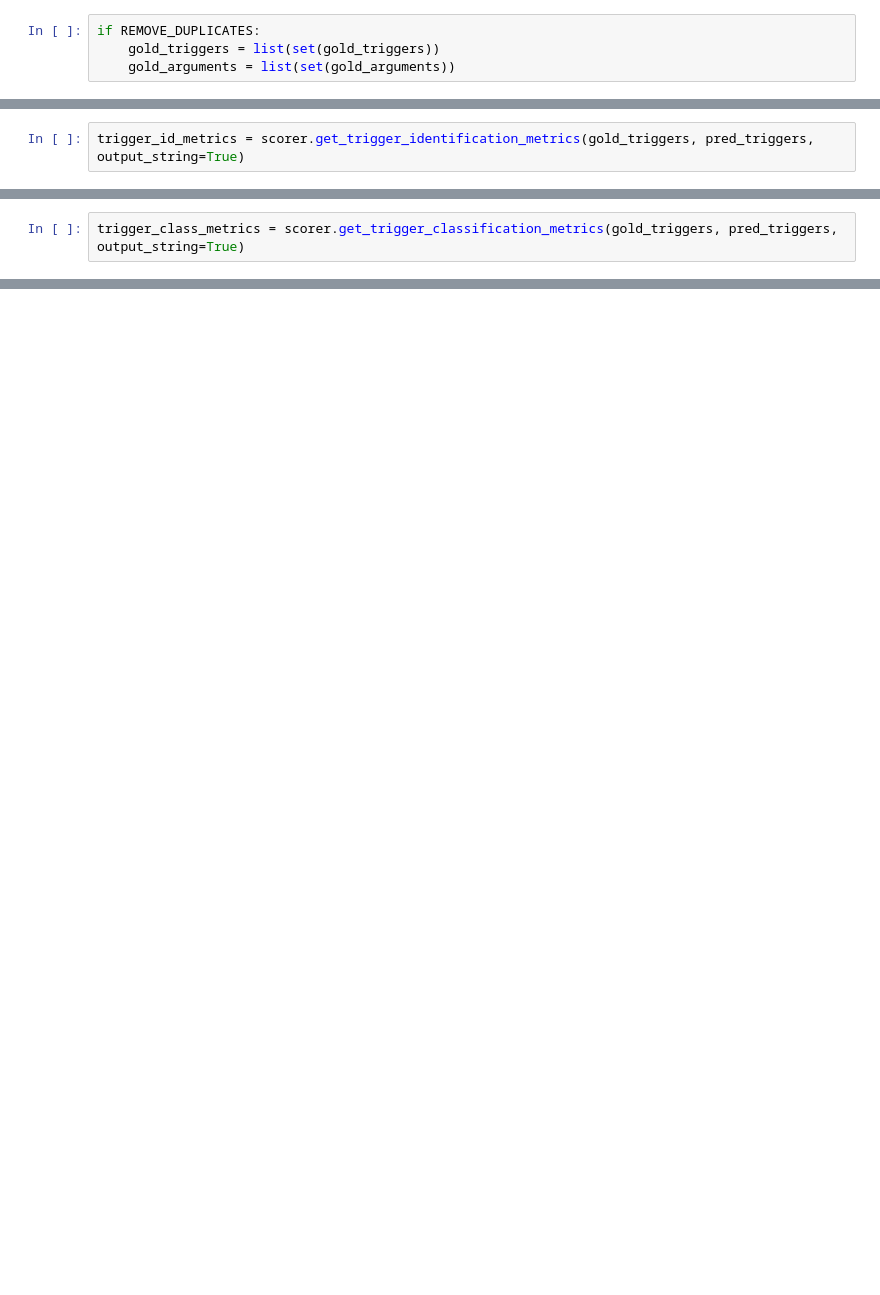
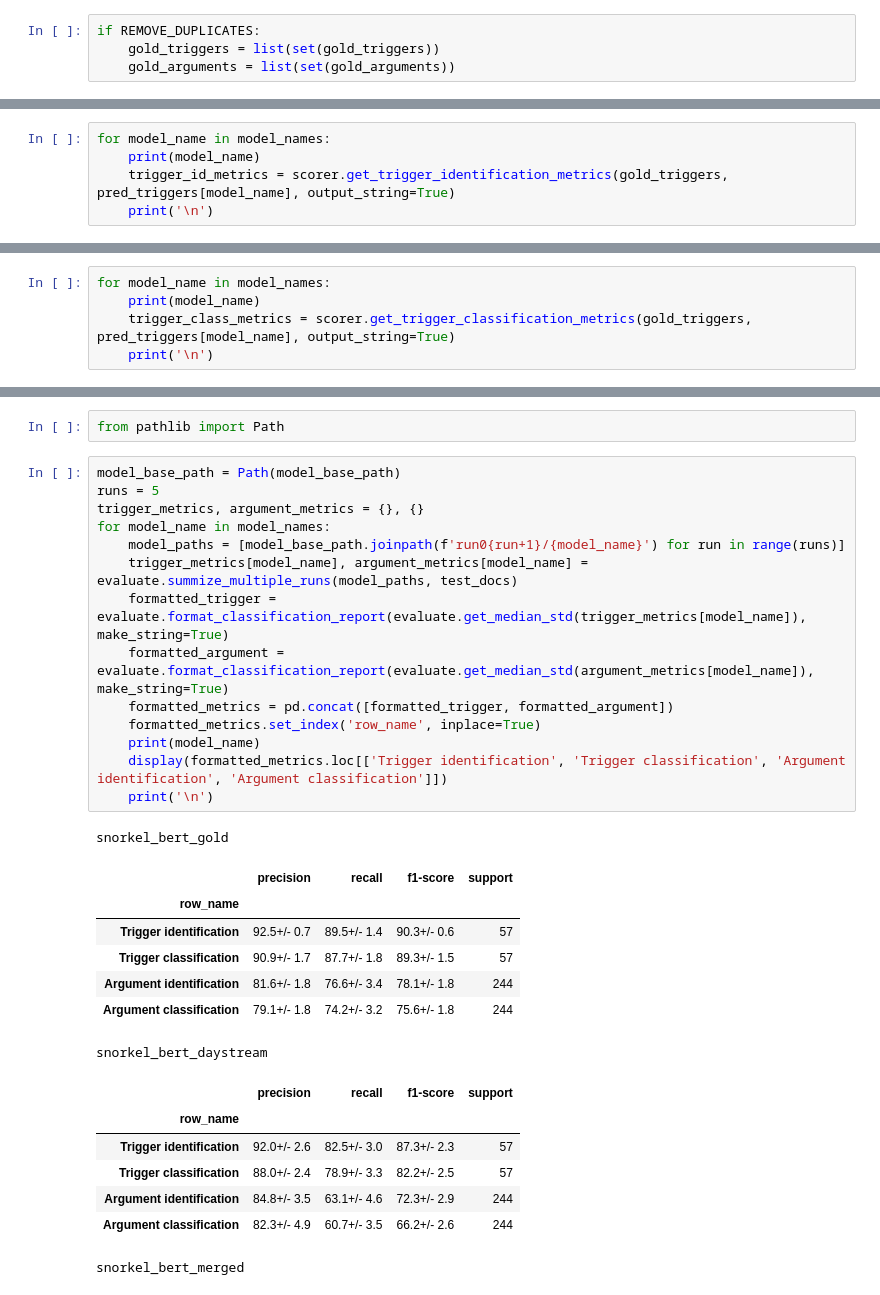
Before and after one commit to DFKI-NLP/eventx, a Jupyter notebook: analysis/notebooks/eventx_analysis.ipynb, the cells around one changed output, grey strips where cells are left out. Cells and saved outputs as stored; diff of their text form; blank space fills up the shorter version.

```diff
--- a/analysis/notebooks/eventx_analysis.ipynb
+++ b/analysis/notebooks/eventx_analysis.ipynb
@@ -140,3 +228,6 @@ if REMOVE_DUPLICATES:
 # %%
-trigger_id_metrics = scorer.get_trigger_identification_metrics(gold_triggers, pred_triggers, output_string=True)
+for model_name in model_names:
+    print(model_name)
+    trigger_id_metrics = scorer.get_trigger_identification_metrics(gold_triggers, pred_triggers[model_name], output_string=True)
+    print('\n')
 # %% [output]
@@ -147,3 +253,6 @@ Trigger identification              0.96      0.88      0.92        57
 # %%
-trigger_class_metrics = scorer.get_trigger_classification_metrics(gold_triggers, pred_triggers, output_string=True)
+for model_name in model_names:
+    print(model_name)
+    trigger_class_metrics = scorer.get_trigger_classification_metrics(gold_triggers, pred_triggers[model_name], output_string=True)
+    print('\n')
 # %% [output]
@@ -187,0 +328,32 @@ route                               1.00      0.33      0.50         3
+# %%
+from pathlib import Path
+# %%
+model_base_path = Path(model_base_path)
+runs = 5
+trigger_metrics, argument_metrics = {}, {}
+for model_name in model_names:
+    model_paths = [model_base_path.joinpath(f'run0{run+1}/{model_name}') for run in range(runs)]
+    trigger_metrics[model_name], argument_metrics[model_name] = evaluate.summize_multiple_runs(model_paths, test_docs)
+    formatted_trigger = evaluate.format_classification_report(evaluate.get_median_std(trigger_metrics[model_name]), make_string=True)
+    formatted_argument = evaluate.format_classification_report(evaluate.get_median_std(argument_metrics[model_name]), make_string=True)
+    formatted_metrics = pd.concat([formatted_trigger, formatted_argument])
+    formatted_metrics.set_index('row_name', inplace=True)
+    print(model_name)
+    display(formatted_metrics.loc[['Trigger identification', 'Trigger classification', 'Argument identification', 'Argument classification']])
+    print('\n')
+# %% [output]
+snorkel_bert_gold
+|  | precision | recall | f1-score | support |
+| row_name |  |  |  |  |
+| Trigger identification | 92.5+/- 0.7 | 89.5+/- 1.4 | 90.3+/- 0.6 | 57 |
+| Trigger classification | 90.9+/- 1.7 | 87.7+/- 1.8 | 89.3+/- 1.5 | 57 |
+| Argument identification | 81.6+/- 1.8 | 76.6+/- 3.4 | 78.1+/- 1.8 | 244 |
+| Argument classification | 79.1+/- 1.8 | 74.2+/- 3.2 | 75.6+/- 1.8 | 244 |
+snorkel_bert_daystream
+|  | precision | recall | f1-score | support |
+| row_name |  |  |  |  |
+| Trigger identification | 92.0+/- 2.6 | 82.5+/- 3.0 | 87.3+/- 2.3 | 57 |
+| Trigger classification | 88.0+/- 2.4 | 78.9+/- 3.3 | 82.2+/- 2.5 | 57 |
+| Argument identification | 84.8+/- 3.5 | 63.1+/- 4.6 | 72.3+/- 2.9 | 244 |
+| Argument classification | 82.3+/- 4.9 | 60.7+/- 3.5 | 66.2+/- 2.6 | 244 |
+snorkel_bert_merged
```
Also changed, not shown: parts of 30 cells of this notebook, 5 other files.
